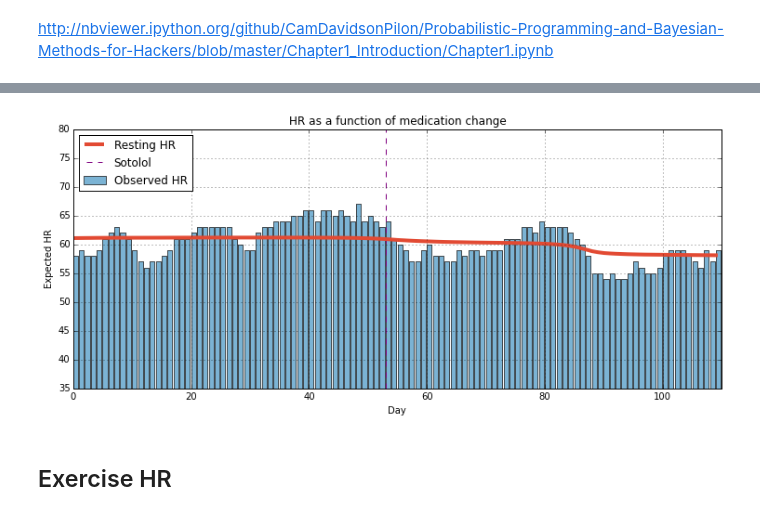
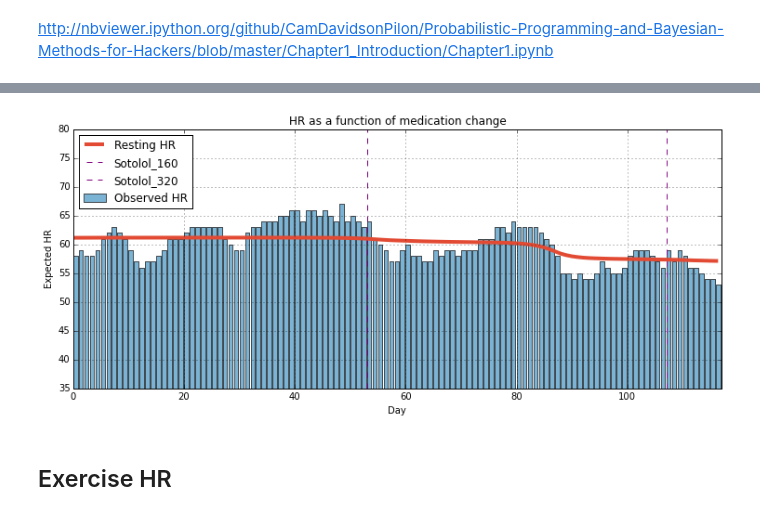
Before and after one commit to hillbs/Differential-Equations-and-Linear-Algebra, a Jupyter notebook: Bayesianism/PYMC examples/AFib_Heart_Rate.ipynb, the cells around one changed output, grey strips where cells are left out. Cells and saved outputs as stored; diff of their text form; code cells hidden in the pictures.

```diff
--- a/Bayesianism/PYMC examples/AFib_Heart_Rate.ipynb
+++ b/Bayesianism/PYMC examples/AFib_Heart_Rate.ipynb
@@ -26,4 +26,6 @@ count_data = [58,59,58,58,59,61,62,
               62,61,60,58,55,55,54,
               55,54,54,55,57,56,55,#4-10 Oct
               55,56,58,59,59,59,58,
-              57,56,59,57,59]
+              57,56,59,57,59,58,56,
+              56,55,54,54,53]
+len(count_data)
@@ -51,14 +55,20 @@ lambda_1 = pm.Exponential("lambda_1", alpha)
 lambda_2 = pm.Exponential("lambda_2", alpha)
 tau = pm.DiscreteUniform("tau", lower=0, upper=n_count_data)
 
+
 @pm.deterministic
-def lambda_(tau=tau, lambda_1=lambda_1, lambda_2=lambda_2):
+def lambda_(tau=tau, lambda_1=lambda_1, lambda_2=lambda_2, ):
     out = np.zeros(len(count_data))
     out[:tau] = lambda_1  # lambda before tau is lambda1
     out[tau:] = lambda_2  # lambda after (and including) tau is lambda2
+
     return out
 #Examine the returned variables
-print 'Parameter values are; Tau {0}, Lambda1 {1} and Lambda2 {2}'.format(tau.value, lambda_1.value, lambda_2.value)
+print 'Parameter values are; Tau {0}, Tau2 {1}, Lambda1 {2}, Lambda2 {3} and Lambda3 {4}'.format(tau.value,
+                                                                                                 tau2.value,
+                                                                                                 lambda_1.value,
+                                                                                                 lambda_2.value,
+                                                                                                 lambda_3.value)
 print
 print 'The value of the lambda array: '
 print lambda_.value
@@ -117,35 +127,36 @@ expected_HR = np.zeros(n_count_data)
 for day in range(0, n_count_data):
     # ix is a bool index of all tau samples corresponding to
     # the switchpoint occurring prior to value of 'day'
     ix = day < tau_samples
     # Each posterior sample corresponds to a value for tau.
     # for each day, that value of tau indicates whether we're "before"
     # (in the lambda1 "regime") or
     #  "after" (in the lambda2 "regime") the switchpoint.
     # by taking the posterior sample of lambda1/2 accordingly, we can average
     # over all samples to get an expected value for lambda on that day.
     # As explained, the "HR count" random variable is Poisson distributed,
     # and therefore lambda (the poisson parameter) is the expected value of
     # "HR count".
     expected_HR[day] = (lambda_1_samples[ix].sum()
                                    + lambda_2_samples[~ix].sum()) / N
 
 
 plt.plot(range(n_count_data), expected_HR, lw=4, color="#E24A33",
          label="Resting HR")
 plt.xlim(0, n_count_data)
 plt.xlabel("Day")
 plt.ylabel("Expected HR")
 plt.title("HR as a function of medication change")
-plt.vlines(53,35,80,linestyle="dashed",colors='purple',label="Sotolol")
+plt.vlines(53,35,80,linestyle="dashed",colors='purple',label="Sotolol_160")
+plt.vlines(107,35,80,linestyle="dashed",colors='purple',label="Sotolol_320")
 plt.ylim(35, 80)
 plt.bar(np.arange(len(count_data)), count_data, color="#348ABD", alpha=0.65,
         label="Observed HR")
 plt.grid(True)
 plt.legend(loc="upper left")
 plt.savefig('RestingHR.png')
 # %% [output]
-[figure, old version]
+[figure, new version]
 # %% [markdown]
 ## Exercise HR
 # %%
```
Also changed, not shown: parts of 5 cells of this notebook, 15 other files.
